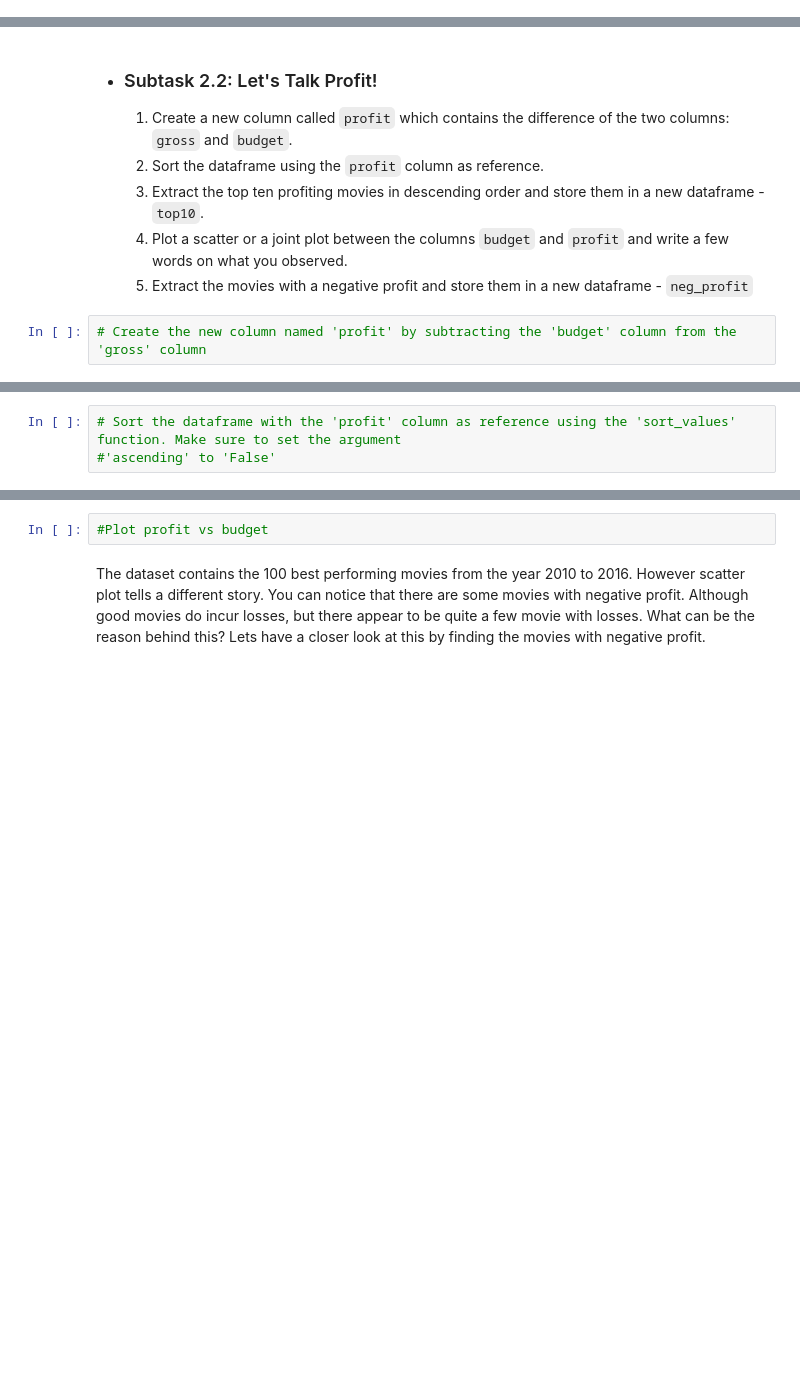
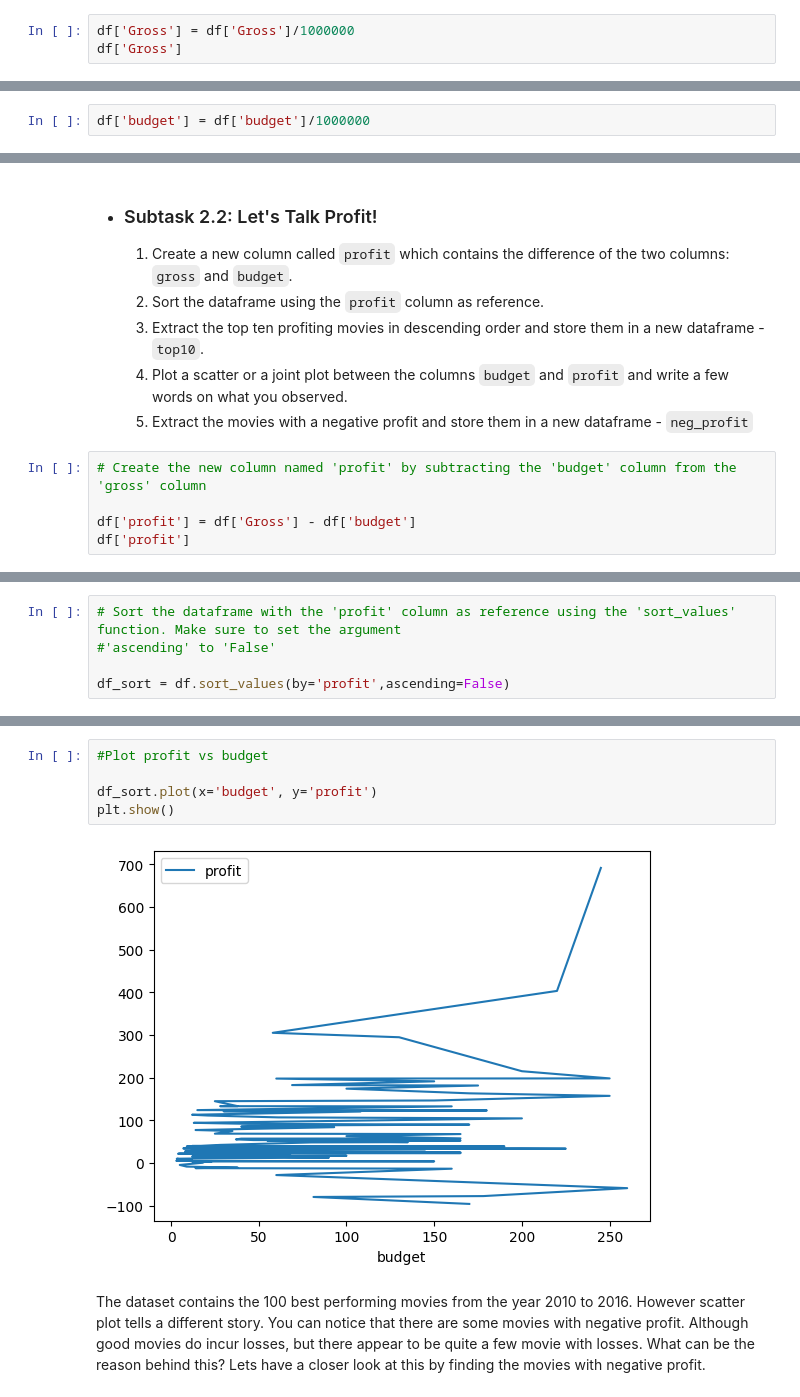
Before and after one commit to gokilapriya1808-AI/AI-ML-Assignments, a Jupyter notebook: IMDb+Movie+Assignment_gokila.ipynb, the cells around one changed output, grey strips where cells are left out. Cells and saved outputs as stored; diff of their text form; blank space fills up the shorter version.

```diff
--- a/IMDb+Movie+Assignment_gokila.ipynb
+++ b/IMDb+Movie+Assignment_gokila.ipynb
@@ -47,0 +117,3 @@ These numbers in the `budget` and `gross` are too big, compromising its readabil
+# %%
+df['Gross'] = df['Gross']/1000000
+df['Gross']
@@ -47,0 +152,2 @@ These numbers in the `budget` and `gross` are too big, compromising its readabil
+# %%
+df['budget'] = df['budget']/1000000
@@ -55,3 +178,6 @@ These numbers in the `budget` and `gross` are too big, compromising its readabil
     5. Extract the movies with a negative profit and store them in a new dataframe - `neg_profit`
 # %%
 # Create the new column named 'profit' by subtracting the 'budget' column from the 'gross' column
+
+df['profit'] = df['Gross'] - df['budget']
+df['profit']
@@ -58,3 +199,5 @@ These numbers in the `budget` and `gross` are too big, compromising its readabil
 # %%
 # Sort the dataframe with the 'profit' column as reference using the 'sort_values' function. Make sure to set the argument
 #'ascending' to 'False'
+
+df_sort = df.sort_values(by='profit',ascending=False)
@@ -63,5 +259,10 @@ These numbers in the `budget` and `gross` are too big, compromising its readabil
 # %%
 #Plot profit vs budget
+
+df_sort.plot(x='budget', y='profit')
+plt.show()
+# %% [output]
+[figure, added]
 # %% [markdown]
 The dataset contains the 100 best performing movies from the year 2010 to 2016. However scatter plot tells a different story. You can notice that there are some movies with negative profit. Although good movies do incur losses, but there appear to be quite a few movie with losses. What can be the reason behind this? Lets have a closer look at this by finding the movies with negative profit.
 # %%
```
Also changed, not shown: parts of 19 cells of this notebook.
